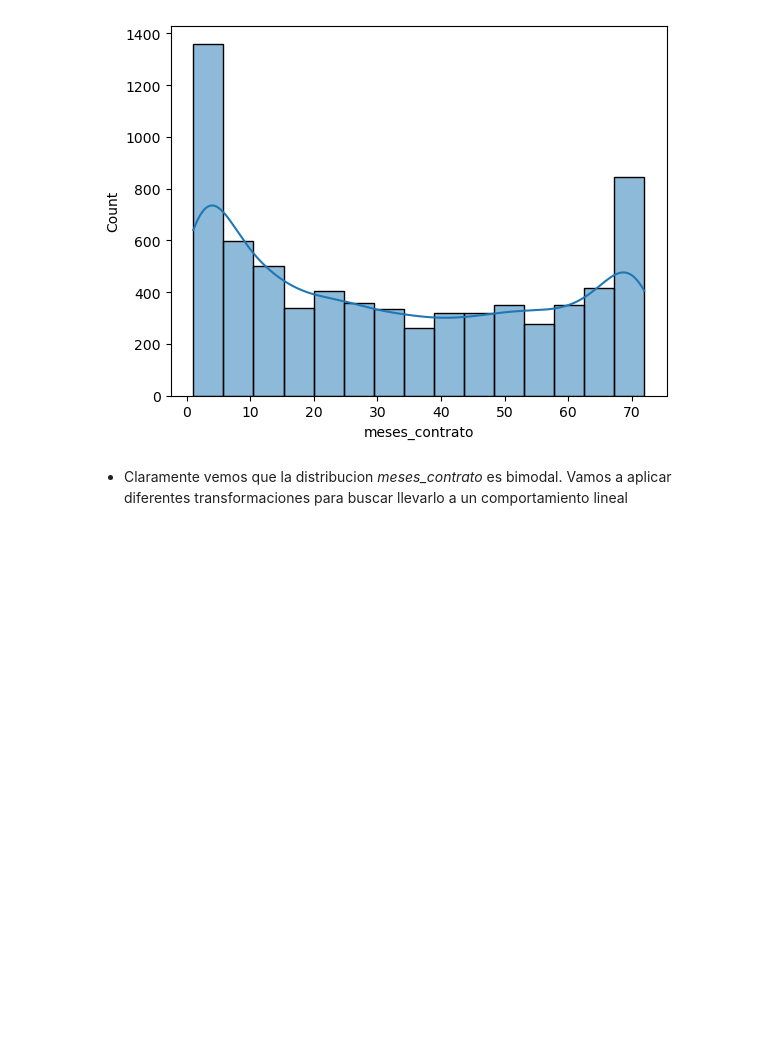
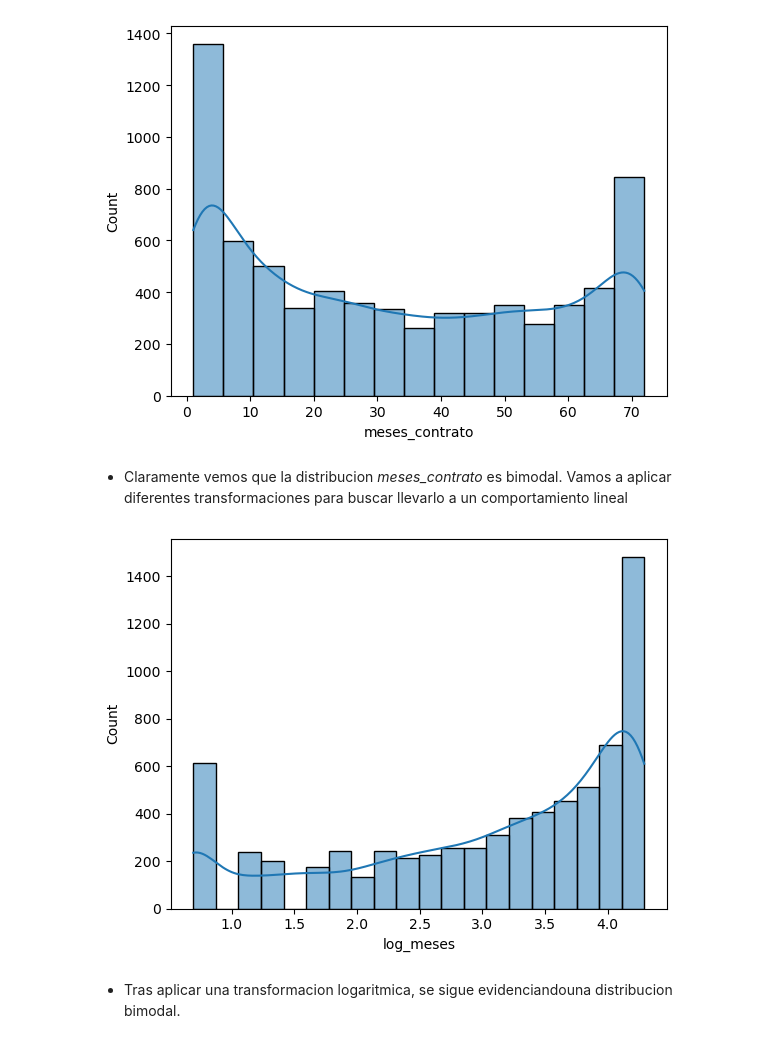
Before and after one commit to jbernalg/challenge_TelecomX_ML, a Jupyter notebook: telecomX_ML_2.ipynb, the cells around one changed output. Saved outputs shown, nothing was run; the diff lists cells and outputs as text; code cells hidden in the pictures; blank space fills up the shorter version.

Commit message:
transformacion logaritmica

```diff
--- a/telecomX_ML_2.ipynb
+++ b/telecomX_ML_2.ipynb
@@ -254,3 +254,15 @@ plt.show()
 [figure]
 # %% [markdown]
 - Claramente vemos que la distribucion _meses_contrato_ es bimodal. Vamos a aplicar diferentes transformaciones para buscar llevarlo a un comportamiento lineal
+# %%
+# Transformacion logaritmica en meses_contrato
+
+df['log_meses'] = np.log(df['meses_contrato'] + 1)
+BIN_WIDTH = bin_width(df, 'log_meses')
+
+sns.histplot(df['log_meses'], binwidth=BIN_WIDTH, kde=True)
+plt.show()
+# %% [output]
+[figure, added]
+# %% [markdown]
+- Tras aplicar una transformacion logaritmica, se sigue evidenciandouna distribucion bimodal.
```
